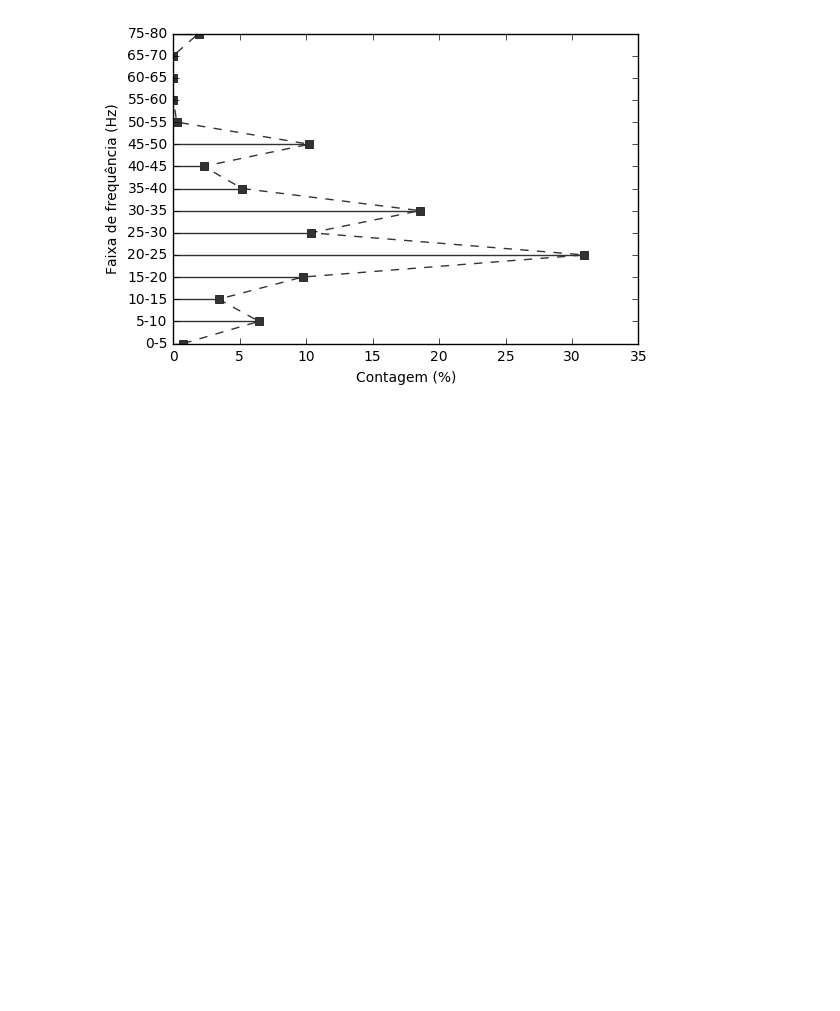
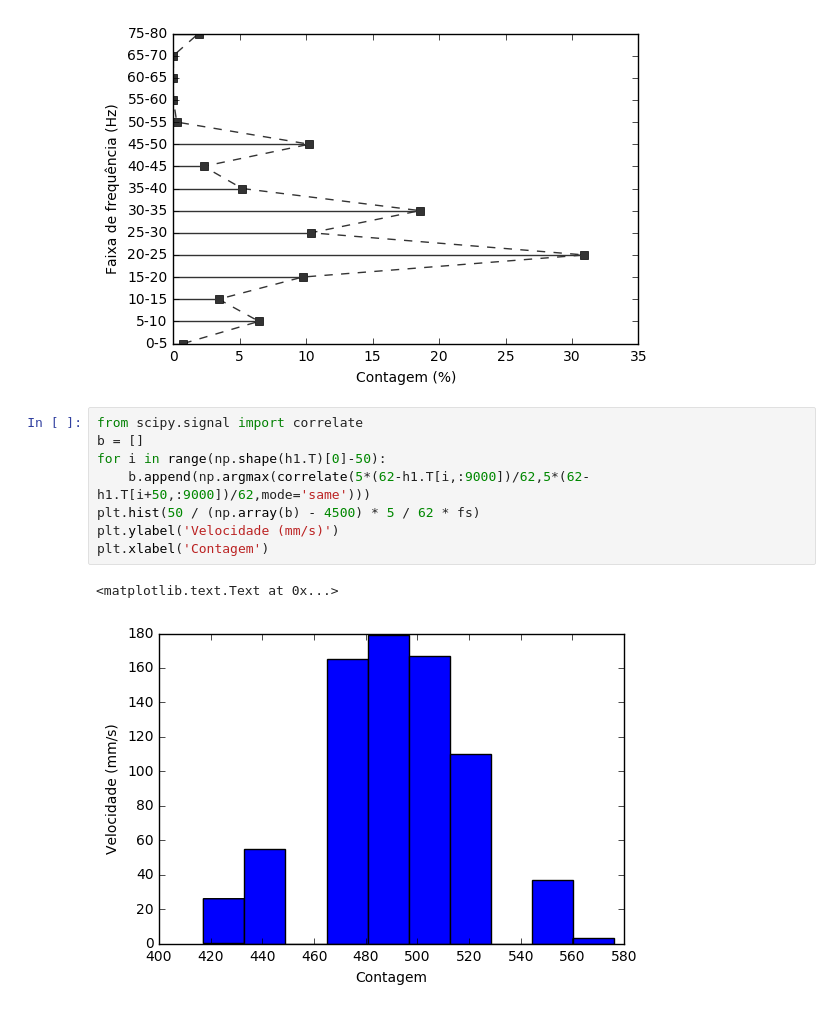
Before and after one commit to julionaojulho/image-analysis, a Jupyter notebook: test-1.ipynb, the cells around one changed output. Cells and saved outputs as stored; diff of their text form; blank space fills up the shorter version.

```diff
--- a/test-1.ipynb
+++ b/test-1.ipynb
@@ -157,3 +157,14 @@ ax.set_xlabel('Contagem (%)')
 soma = 792
 <matplotlib.text.Text at 0x...>
 [figure]
+# %%
+from scipy.signal import correlate
+b = []
+for i in range(np.shape(h1.T)[0]-50):
+    b.append(np.argmax(correlate(5*(62-h1.T[i,:9000])/62,5*(62-h1.T[i+50,:9000])/62,mode='same')))
+plt.hist(50 / (np.array(b) - 4500) * 5 / 62 * fs)
+plt.ylabel('Velocidade (mm/s)')
+plt.xlabel('Contagem')
+# %% [output]
+<matplotlib.text.Text at 0x...>
+[figure, added]
```
Also changed, not shown: parts of 3 cells of this notebook, 3 other files.
